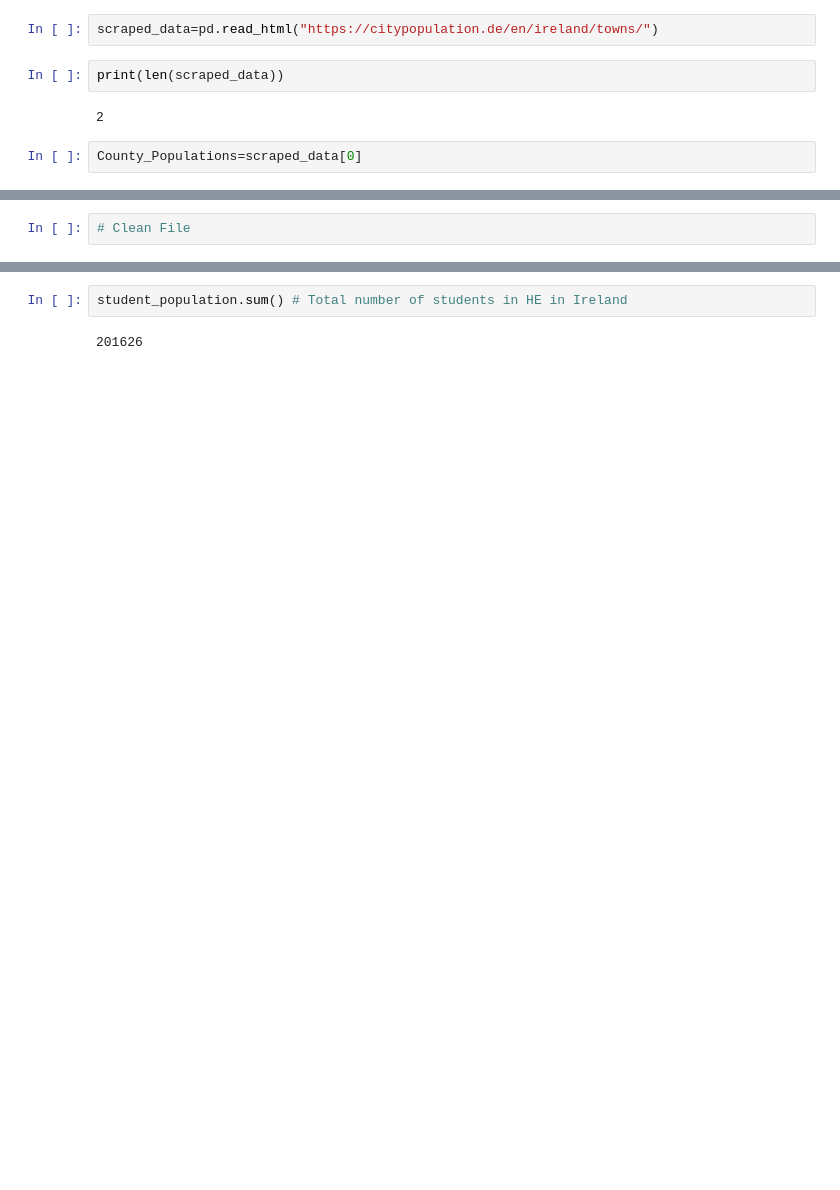
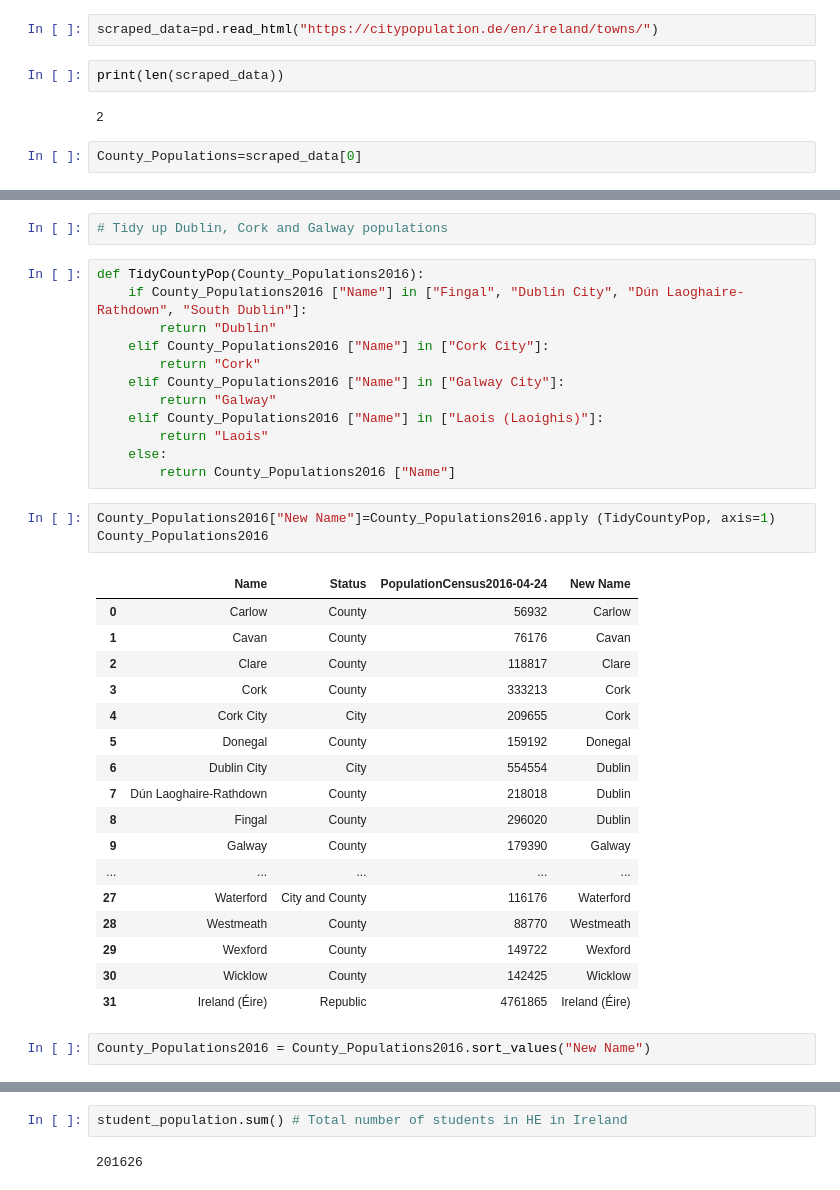
Before and after one commit to rhayeswaterford/UCDProject, a Jupyter notebook: Richard Hayes UCD Project.ipynb, the cells around one changed output, grey strips where cells are left out. Drawn from its saved outputs; the diff is of its cells as text; blank space fills up the shorter version.

```diff
--- a/Richard Hayes UCD Project.ipynb
+++ b/Richard Hayes UCD Project.ipynb
@@ -68,2 +66,37 @@ County_Populations
+# %%
+# Tidy up Dublin, Cork and Galway populations
+# %%
+def TidyCountyPop(County_Populations2016):
+    if County_Populations2016 ["Name"] in ["Fingal", "Dublin City", "Dún Laoghaire-Rathdown", "South Dublin"]:
+        return "Dublin"
+    elif County_Populations2016 ["Name"] in ["Cork City"]:
+        return "Cork"
+    elif County_Populations2016 ["Name"] in ["Galway City"]:
+        return "Galway"
+    elif County_Populations2016 ["Name"] in ["Laois (Laoighis)"]:
+        return "Laois"
+    else:
+        return County_Populations2016 ["Name"]
+# %%
+County_Populations2016["New Name"]=County_Populations2016.apply (TidyCountyPop, axis=1)
+County_Populations2016
+# %% [output]
+|  | Name | Status | PopulationCensus2016-04-24 | New Name |
+| 0 | Carlow | County | 56932 | Carlow |
+| 1 | Cavan | County | 76176 | Cavan |
+| 2 | Clare | County | 118817 | Clare |
+| 3 | Cork | County | 333213 | Cork |
+| 4 | Cork City | City | 209655 | Cork |
+| 5 | Donegal | County | 159192 | Donegal |
+| 6 | Dublin City | City | 554554 | Dublin |
+| 7 | Dún Laoghaire-Rathdown | County | 218018 | Dublin |
+| 8 | Fingal | County | 296020 | Dublin |
+| 9 | Galway | County | 179390 | Galway |
+| ... | ... | ... | ... | ... |
+| 27 | Waterford | City and County | 116176 | Waterford |
+| 28 | Westmeath | County | 88770 | Westmeath |
+| 29 | Wexford | County | 149722 | Wexford |
+| 30 | Wicklow | County | 142425 | Wicklow |
+| 31 | Ireland (Éire) | Republic | 4761865 | Ireland (Éire) |
 # %%
-# Clean File
+County_Populations2016 = County_Populations2016.sort_values("New Name")
```
Also changed, not shown: parts of 55 cells of this notebook.
